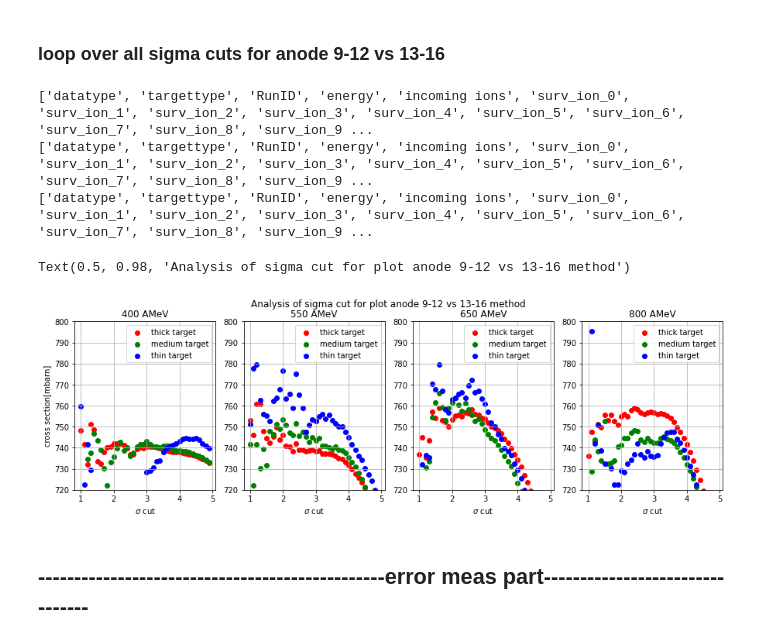
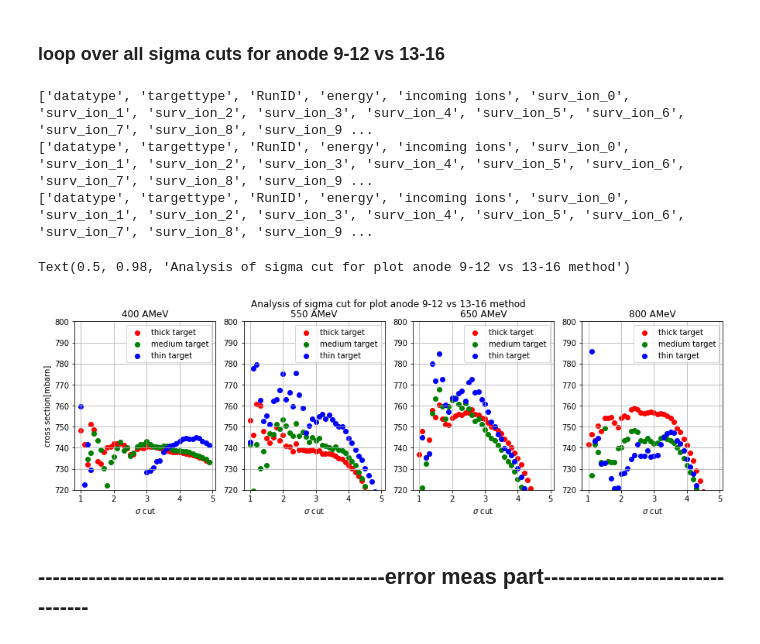
Before and after one commit to jenegger/r3bweek24_gsi, a Jupyter notebook: preliminary_charge_chaning_methods.ipynb, the cells around one changed output. Cells and saved outputs as stored; diff of their text form; code cells hidden in the pictures.

```diff
--- a/preliminary_charge_chaning_methods.ipynb
+++ b/preliminary_charge_chaning_methods.ipynb
@@ -618,7 +618,7 @@ ax.legend()
 # %% [markdown]
 ### loop over all sigma cuts for anode 9-12 vs 13-16
 # %%
-filename = "comb_loop_anode_9_12_13_16_gauss2d_border.txt"
+filename = "numbers/comb_loop_anode_9_12_13_16_gauss2d_border.txt"
 
 
 tick_target_cccs = cccs_loop(filename,"thick")
@@ -665,34 +665,34 @@ ax[1].scatter(bins,thin_550,label="thin target",color='blue',marker="o")
 ax[1].legend()
 ax[1].set_title("550 AMeV")
 ax[1].set_xlabel(r'$\sigma$ cut')
 
 ax[2].set_ylim([720,800])
 ax[2].scatter(bins,tick_650,label="thick target",color='red',marker="o")
 ax[2].scatter(bins,medium_650,label="medium target",color='green',marker="o")
 ax[2].scatter(bins,thin_650,label="thin target",color='blue',marker="o")
 ax[2].legend()
 ax[2].set_title("650 AMeV")
 ax[2].set_xlabel(r'$\sigma$ cut')
 
 ax[3].set_ylim([720,800])
 ax[3].scatter(bins,tick_800,label="thick target",color='red',marker="o")
 ax[3].scatter(bins,medium_800,label="medium target",color='green',marker="o")
 ax[3].scatter(bins,thin_800,label="thin target",color='blue',marker="o")
 ax[3].legend()
 ax[3].set_title("800 AMeV")
 ax[3].set_xlabel(r'$\sigma$ cut')
 ax[0].grid()
 ax[1].grid()
 ax[2].grid()
 ax[3].grid()
 fig.suptitle("Analysis of sigma cut for plot anode 9-12 vs 13-16 method")
 #plt.savefig('cccs_vs_sigma_cut.png')
 # %% [output]
 ['datatype', 'targettype', 'RunID', 'energy', 'incoming ions', 'surv_ion_0', 'surv_ion_1', 'surv_ion_2', 'surv_ion_3', 'surv_ion_4', 'surv_ion_5', 'surv_ion_6', 'surv_ion_7', 'surv_ion_8', 'surv_ion_9 ...
 ['datatype', 'targettype', 'RunID', 'energy', 'incoming ions', 'surv_ion_0', 'surv_ion_1', 'surv_ion_2', 'surv_ion_3', 'surv_ion_4', 'surv_ion_5', 'surv_ion_6', 'surv_ion_7', 'surv_ion_8', 'surv_ion_9 ...
 ['datatype', 'targettype', 'RunID', 'energy', 'incoming ions', 'surv_ion_0', 'surv_ion_1', 'surv_ion_2', 'surv_ion_3', 'surv_ion_4', 'surv_ion_5', 'surv_ion_6', 'surv_ion_7', 'surv_ion_8', 'surv_ion_9 ...
 Text(0.5, 0.98, 'Analysis of sigma cut for plot anode 9-12 vs 13-16 method')
-[figure, old version]
+[figure, new version]
 # %% [markdown]
 ## ------------------------------------------------error meas part--------------------------------
 # %%
```
Also changed, not shown: parts of 10 cells of this notebook, 12 other files.
